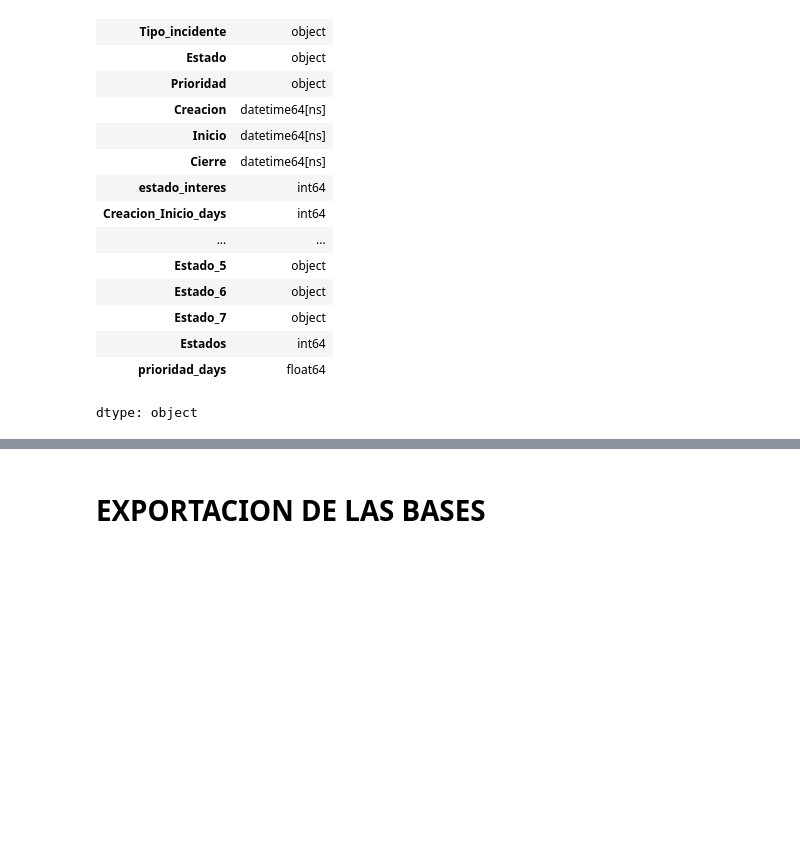
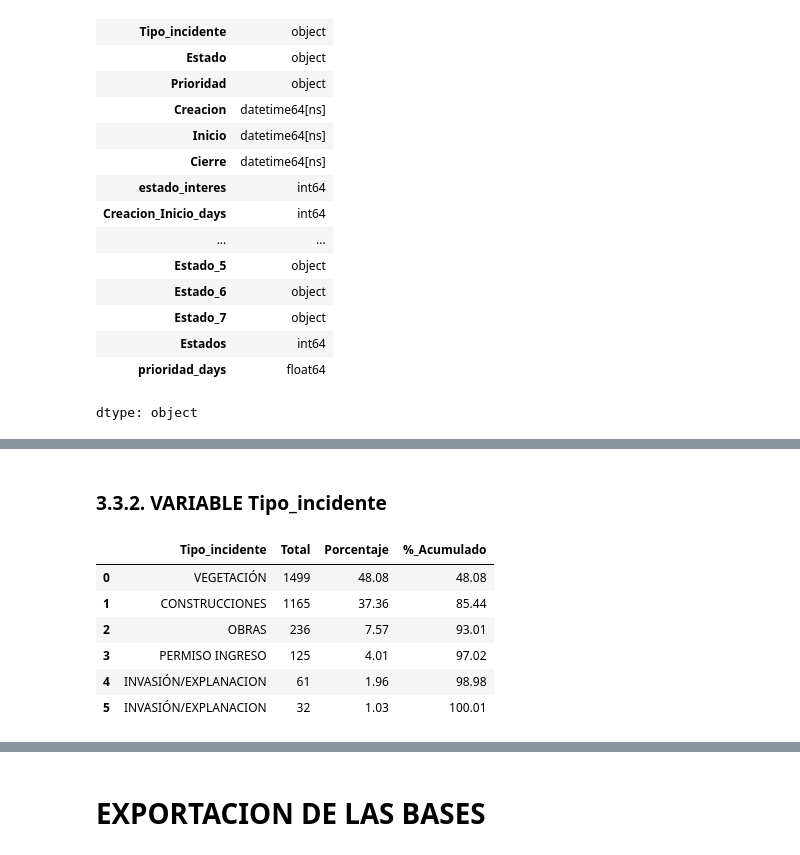
Before and after one commit to WMARBAR/CProgram_incidencias, a Jupyter notebook: constructor4_proyecto_II.ipynb, the cells around one changed output, grey strips where cells are left out. Saved outputs shown, nothing was run; the diff lists cells and outputs as text; code cells hidden in the pictures; blank space fills up the shorter version.

```diff
--- a/constructor4_proyecto_II.ipynb
+++ b/constructor4_proyecto_II.ipynb
@@ -612,0 +651,12 @@ df_merged
+# %% [markdown]
+### 3.3.2. VARIABLE Tipo_incidente
+# %%
+categoc_features(df_merged, 'Tipo_incidente')
+# %% [output]
+|  | Tipo_incidente | Total | Porcentaje | %_Acumulado |
+| 0 | VEGETACIÓN | 1499 | 48.08 | 48.08 |
+| 1 | CONSTRUCCIONES | 1165 | 37.36 | 85.44 |
+| 2 | OBRAS | 236 | 7.57 | 93.01 |
+| 3 | PERMISO INGRESO | 125 | 4.01 | 97.02 |
+| 4 | INVASIÓN/EXPLANACION | 61 | 1.96 | 98.98 |
+| 5 | INVASIÓN/EXPLANACION | 32 | 1.03 | 100.01 |
```
Also changed, not shown: parts of 26 cells of this notebook.
